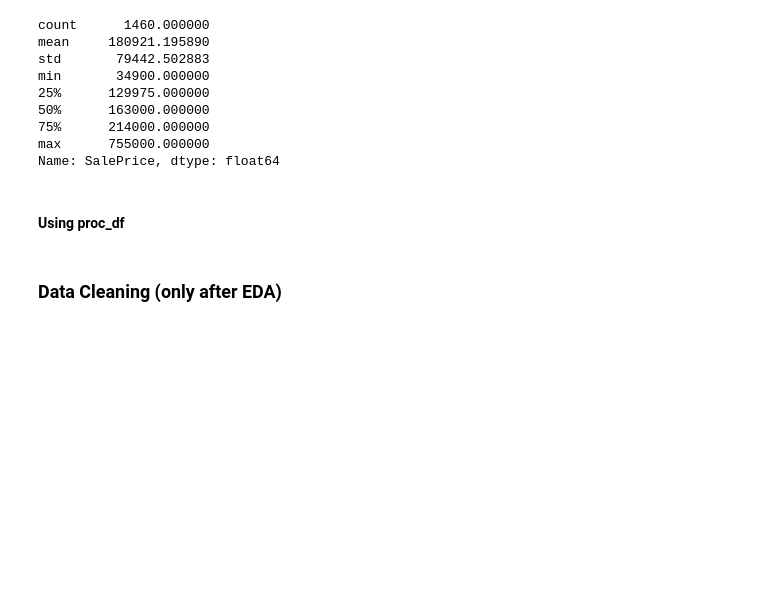
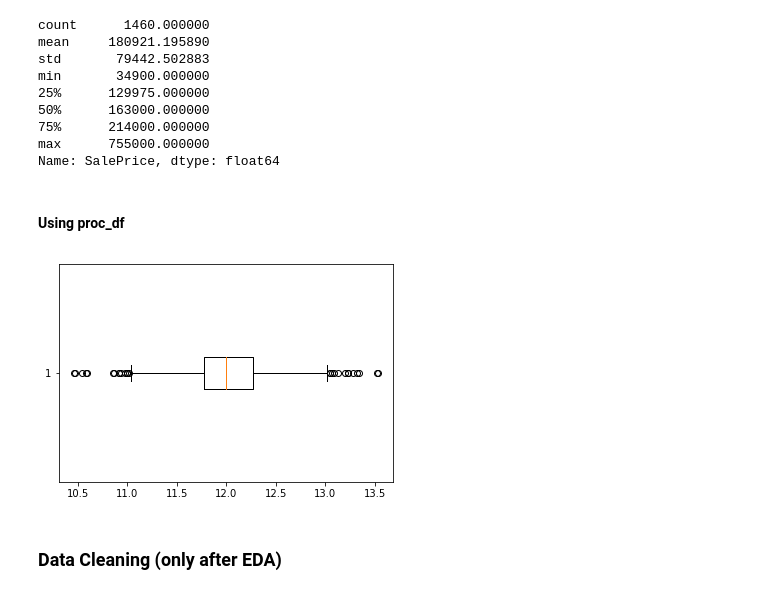
Before and after one commit to ademyanchuk/fasta_ml_course, a Jupyter notebook: lesson1-house_price.ipynb, the cells around one changed output. Cells and saved outputs as stored; diff of their text form; code cells hidden in the pictures; blank space fills up the shorter version.

```diff
--- a/lesson1-house_price.ipynb
+++ b/lesson1-house_price.ipynb
@@ -181,3 +185,7 @@ raw_train_df = feather.read_dataframe(f'{PATH}tmp/train.ft')
 raw_test_df = feather.read_dataframe(f'{PATH}tmp/test.ft')
 # %%
 raw_train_df.SalePrice = np.log(raw_train_df.SalePrice)
+# %%
+plt.boxplot(raw_train_df.SalePrice, vert=False);
+# %% [output]
+[figure, added]
```
Also changed, not shown: parts of 57 cells of this notebook.
